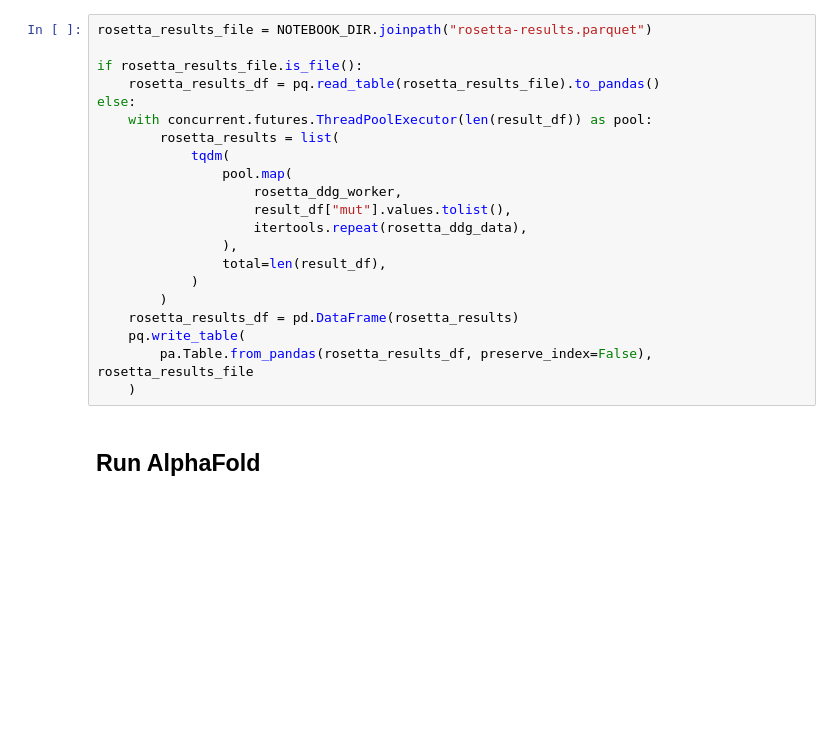
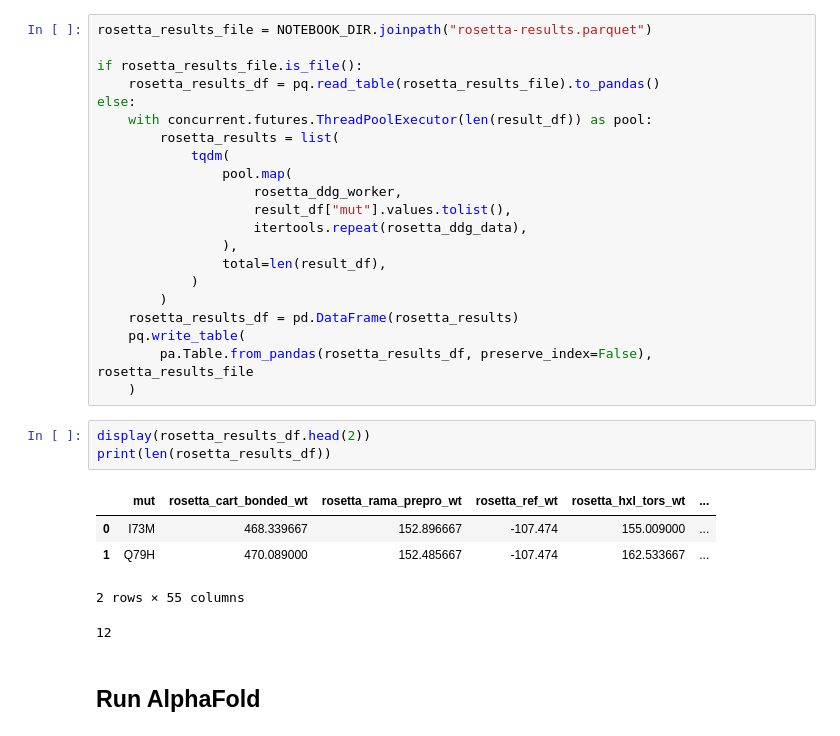
Before and after one commit to elaspic/cagi6-submission, a Jupyter notebook: notebooks/40_cagi6_mapk3_submission.ipynb, the cells around one changed output. Drawn from its saved outputs; the diff is of its cells as text; blank space fills up the shorter version.

```diff
--- a/notebooks/40_cagi6_mapk3_submission.ipynb
+++ b/notebooks/40_cagi6_mapk3_submission.ipynb
@@ -187,6 +187,15 @@ else:
     pq.write_table(
         pa.Table.from_pandas(rosetta_results_df, preserve_index=False), rosetta_results_file
     )
+# %%
+display(rosetta_results_df.head(2))
+print(len(rosetta_results_df))
+# %% [output]
+|  | mut | rosetta_cart_bonded_wt | rosetta_rama_prepro_wt | rosetta_ref_wt | rosetta_hxl_tors_wt | ... |
+| 0 | I73M | 468.339667 | 152.896667 | -107.474 | 155.009000 | ... |
+| 1 | Q79H | 470.089000 | 152.485667 | -107.474 | 162.533667 | ... |
+2 rows × 55 columns
+12
 # %% [markdown]
 ## Run AlphaFold
 # %%
```
Also changed, not shown: parts of 13 cells of this notebook.
